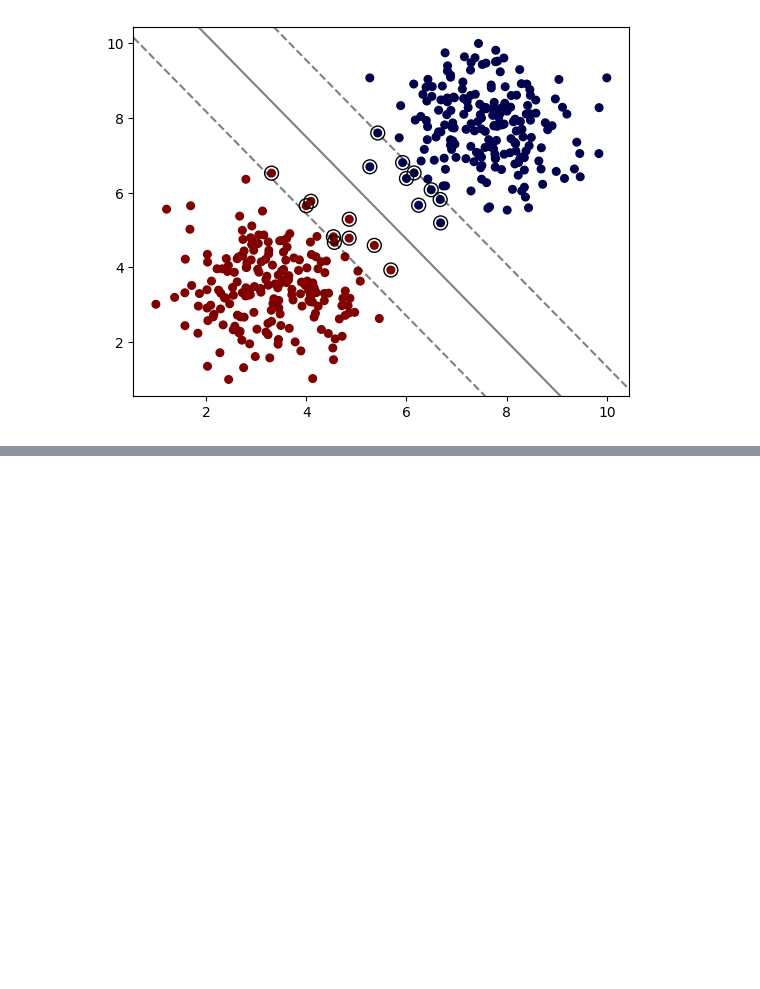
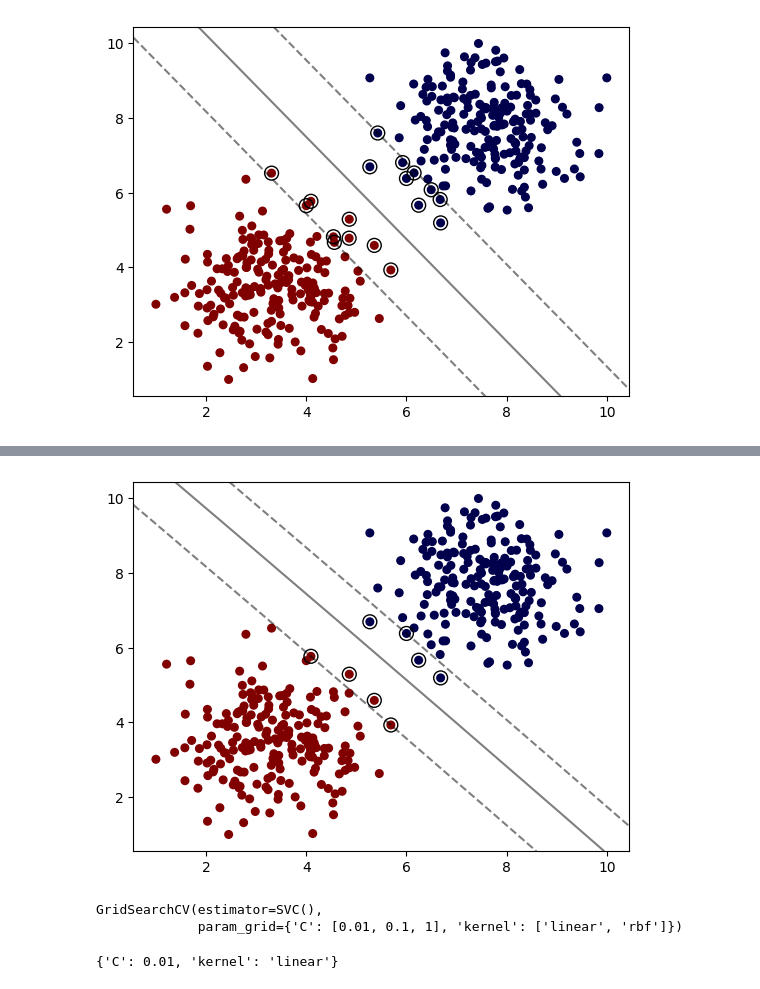
Before and after one commit to AlexTmbMifi/ML_basic, a Jupyter notebook: SVM/SVM.ipynb, the cells around one changed output, grey strips where cells are left out. Drawn from its saved outputs; the diff is of its cells as text; code cells hidden in the pictures; blank space fills up the shorter version.

```diff
--- a/SVM/SVM.ipynb
+++ b/SVM/SVM.ipynb
@@ -67,0 +87,7 @@ NameError: name 'SVC' is not defined
+# %%
+# Полиномиальное ядро (degree)
+model = SVC(kernel='poly', C=0.01, degree = 3)
+model.fit(X,y)
+plot_svm_boundary(model, X, y)
+# %% [output]
+[figure, added]
@@ -67,0 +102,9 @@ NameError: name 'SVC' is not defined
+# %%
+grid.fit(X,y) # нужно разбиение, делаем только для визуализации
+# %% [output]
+GridSearchCV(estimator=SVC(),
+             param_grid={'C': [0.01, 0.1, 1], 'kernel': ['linear', 'rbf']})
+# %%
+grid.best_params_
+# %% [output]
+{'C': 0.01, 'kernel': 'linear'}
```
Also changed, not shown: parts of 36 cells of this notebook.
